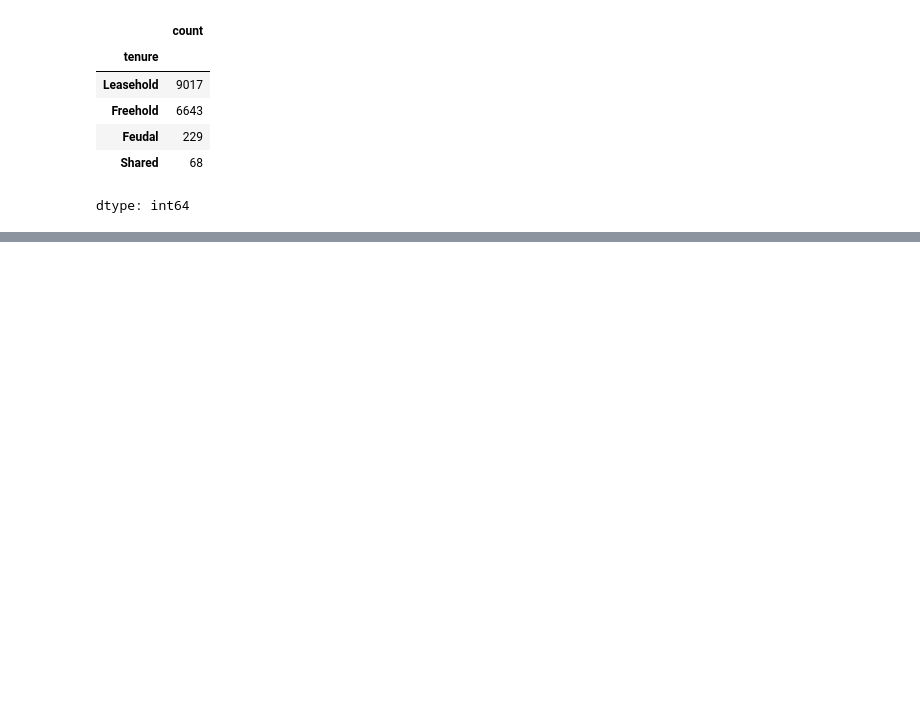
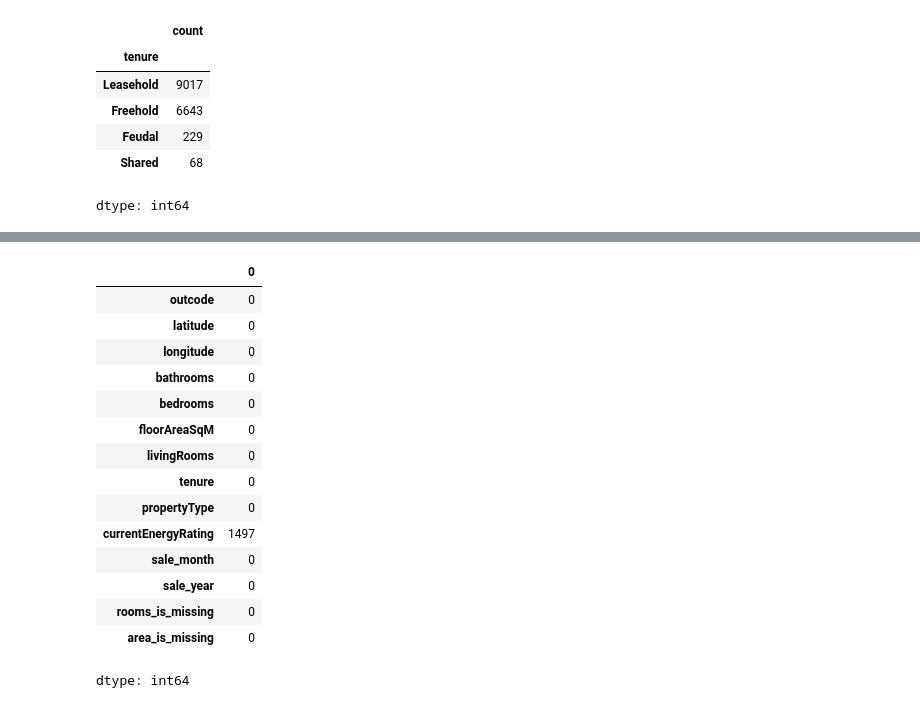
Before and after one commit to Xatfu/London_House_Price_Prediction, a Jupyter notebook: London.ipynb, the cells around one changed output, grey strips where cells are left out. Saved outputs shown, nothing was run; the diff lists cells and outputs as text; code cells hidden in the pictures; blank space fills up the shorter version.

```diff
--- a/London.ipynb
+++ b/London.ipynb
@@ -383,3 +384,4 @@ df_train['tenure'].value_counts()
 dtype: int64
 # %%
 df_train['propertyType'] = df_train['propertyType'].fillna('Purpose Built Flat')
+df_test['propertyType'] = df_test['propertyType'].fillna('Purpose Built Flat')
@@ -385,0 +414,19 @@ df_train['propertyType'] = df_train['propertyType'].fillna('Purpose Built Flat')
+# %%
+df_test.isna().sum()
+# %% [output]
+|  | 0 |
+| outcode | 0 |
+| latitude | 0 |
+| longitude | 0 |
+| bathrooms | 0 |
+| bedrooms | 0 |
+| floorAreaSqM | 0 |
+| livingRooms | 0 |
+| tenure | 0 |
+| propertyType | 0 |
+| currentEnergyRating | 1497 |
+| sale_month | 0 |
+| sale_year | 0 |
+| rooms_is_missing | 0 |
+| area_is_missing | 0 |
+dtype: int64
```
Also changed, not shown: parts of 33 cells of this notebook.
